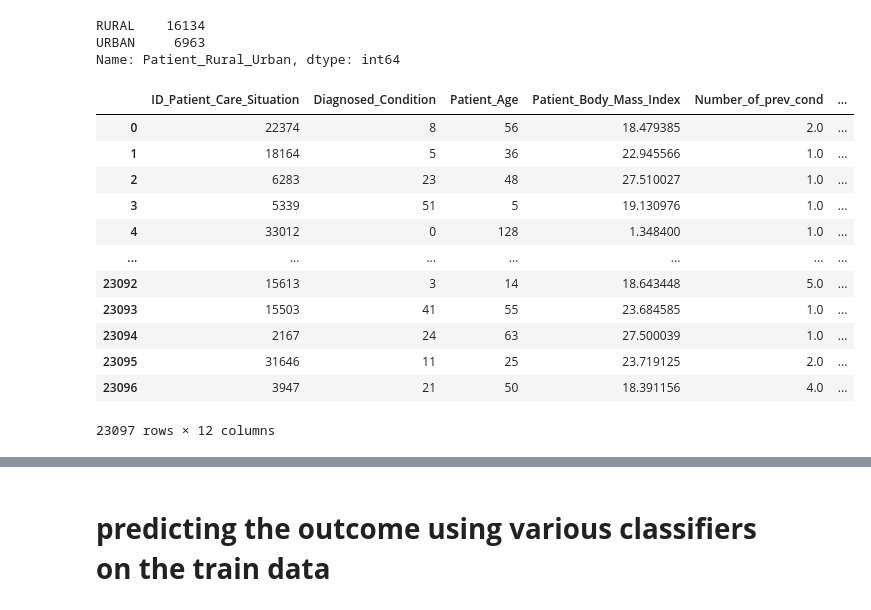
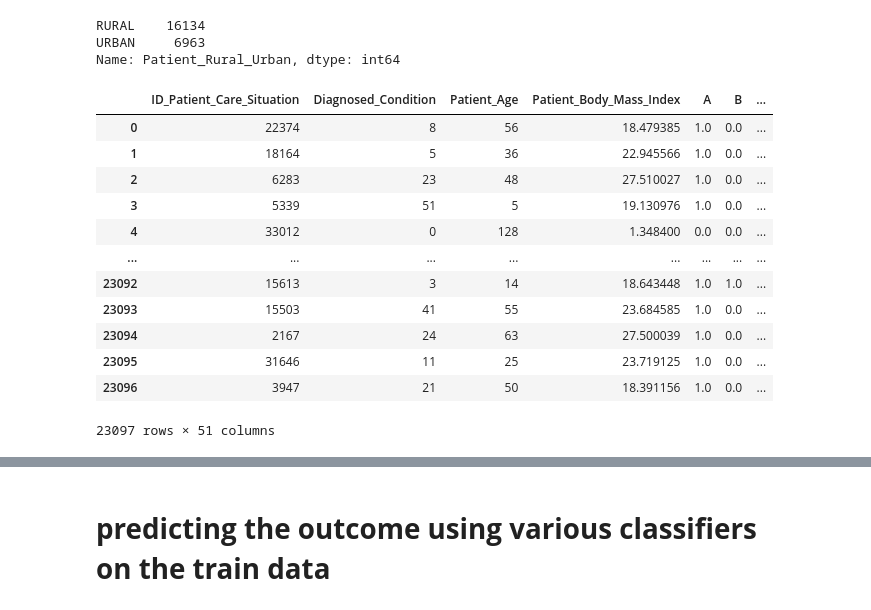
Before and after one commit to 19PA1A0465/Dphi_Project_assighment, a Jupyter notebook: Final_Assignment_Dphi.ipynb, the cells around one changed output, grey strips where cells are left out. Saved outputs shown, nothing was run; the diff lists cells and outputs as text; code cells hidden in the pictures.

```diff
--- a/Final_Assignment_Dphi.ipynb
+++ b/Final_Assignment_Dphi.ipynb
@@ -181,9 +181,9 @@ Number_of_prev_cond          1235
 Survived_1_year                 0
 dtype: int64
 # %%
-dataset=dataset.drop('Treated_with_drugs',axis=1)
+#dataset=dataset.drop('Treated_with_drugs',axis=1)
 # %%
-dataset=dataset.drop(["A","B","C","D","E","F","Z"],axis=1)
+#dataset=dataset.drop(["A","B","C","D","E","F","Z"],axis=1)
 # %%
 #grouping data based on outcomes
 print(dataset.groupby("Survived_1_year").size())
@@ -226,22 +226,22 @@ Name: Patient_Rural_Urban, dtype: int64
 # %%
 dataset=dataset.drop('Patient_ID',axis=1)
 # %%
-dataset = pd.get_dummies(dataset,columns=["Patient_Smoker","Patient_Rural_Urban","Patient_mental_condition"])
+dataset = pd.get_dummies(dataset,columns=["Patient_Smoker","Patient_Rural_Urban","Patient_mental_condition","Treated_with_drugs"])
 dataset
 # %% [output]
-|  | ID_Patient_Care_Situation | Diagnosed_Condition | Patient_Age | Patient_Body_Mass_Index | Number_of_prev_cond | ... |
-| 0 | 22374 | 8 | 56 | 18.479385 | 2.0 | ... |
-| 1 | 18164 | 5 | 36 | 22.945566 | 1.0 | ... |
-| 2 | 6283 | 23 | 48 | 27.510027 | 1.0 | ... |
-| 3 | 5339 | 51 | 5 | 19.130976 | 1.0 | ... |
-| 4 | 33012 | 0 | 128 | 1.348400 | 1.0 | ... |
-| ... | ... | ... | ... | ... | ... | ... |
-| 23092 | 15613 | 3 | 14 | 18.643448 | 5.0 | ... |
-| 23093 | 15503 | 41 | 55 | 23.684585 | 1.0 | ... |
-| 23094 | 2167 | 24 | 63 | 27.500039 | 1.0 | ... |
-| 23095 | 31646 | 11 | 25 | 23.719125 | 2.0 | ... |
-| 23096 | 3947 | 21 | 50 | 18.391156 | 4.0 | ... |
+|  | ID_Patient_Care_Situation | Diagnosed_Condition | Patient_Age | Patient_Body_Mass_Index | A | B | ... |
+| 0 | 22374 | 8 | 56 | 18.479385 | 1.0 | 0.0 | ... |
+| 1 | 18164 | 5 | 36 | 22.945566 | 1.0 | 0.0 | ... |
+| 2 | 6283 | 23 | 48 | 27.510027 | 1.0 | 0.0 | ... |
+| 3 | 5339 | 51 | 5 | 19.130976 | 1.0 | 0.0 | ... |
+| 4 | 33012 | 0 | 128 | 1.348400 | 0.0 | 0.0 | ... |
+| ... | ... | ... | ... | ... | ... | ... | ... |
+| 23092 | 15613 | 3 | 14 | 18.643448 | 1.0 | 1.0 | ... |
+| 23093 | 15503 | 41 | 55 | 23.684585 | 1.0 | 0.0 | ... |
+| 23094 | 2167 | 24 | 63 | 27.500039 | 1.0 | 0.0 | ... |
+| 23095 | 31646 | 11 | 25 | 23.719125 | 1.0 | 0.0 | ... |
+| 23096 | 3947 | 21 | 50 | 18.391156 | 1.0 | 0.0 | ... |
-23097 rows × 12 columns
+23097 rows × 51 columns
 # %%
 # splitting the dataframe into train and test data
 y=dataset['Survived_1_year']
```
Also changed, not shown: parts of 22 cells of this notebook.
